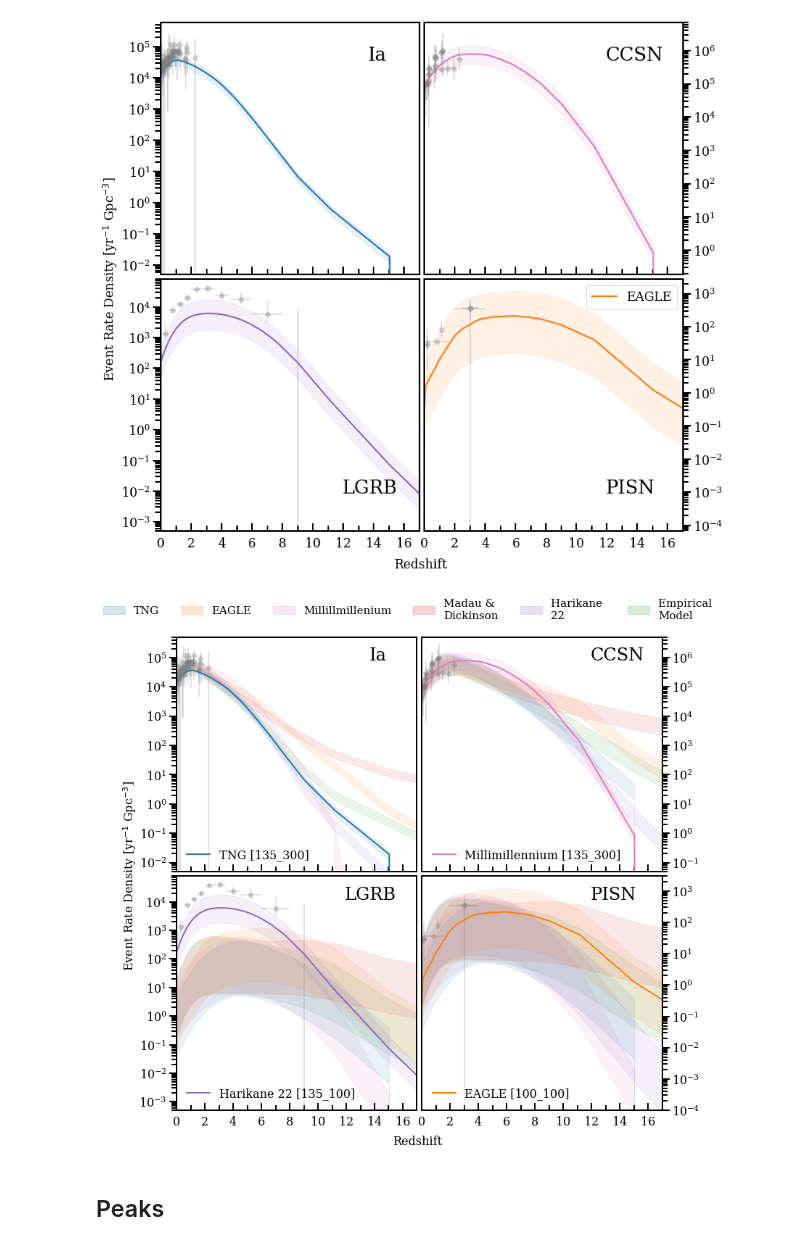
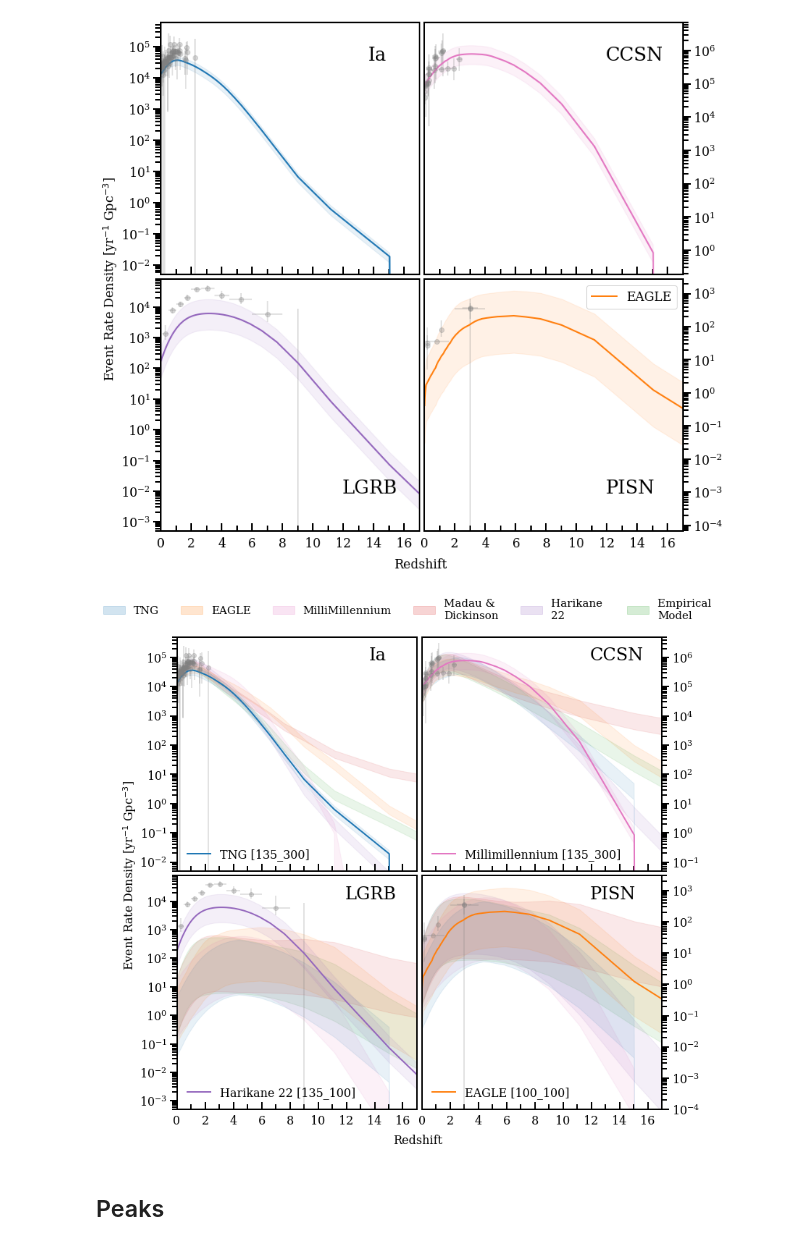
Before and after one commit to NicholaCharlton/Y4_Project, a Jupyter notebook: Dillon/Semester 2/Plotting ALL Rates (by type) [w peaks].ipynb, the cells around one changed output. Cells and saved outputs as stored; diff of their text form; code cells hidden in the pictures.

```diff
--- a/Dillon/Semester 2/Plotting ALL Rates (by type) [w peaks].ipynb
+++ b/Dillon/Semester 2/Plotting ALL Rates (by type) [w peaks].ipynb
@@ -348,35 +348,35 @@ for ax in axs[3:4]:
             ms=6,
             alpha=0.3,
             color= 'grey'
     )
 
     ax.yaxis.tick_right()
     ax.tick_params(axis='y', which='both')
     ax.text(0.7, 0.9, "PISN", transform=ax.transAxes,fontsize=24)
     ax.legend(loc = 'lower left', frameon = False)
     ax.set_ylim(1e-4, 3e3)
 
 fig.text(0.05, 0.5, r"Event Rate Density [yr$^{-1}$ Gpc$^{-3}$]", ha="center", va="center", rotation="vertical")
 fig.text(0.51, 0.075, "Redshift", ha="center", va="center")
 
 
-legend_labels = ['TNG', 'EAGLE', 'Millillmillenium', 'Madau & \nDickinson', 'Harikane \n22', 'Empirical \nModel']
+legend_labels = ['TNG', 'EAGLE', 'MilliMillennium', 'Madau & \nDickinson', 'Harikane \n22', 'Empirical \nModel']
 legend_colors = ['#1f77b4', '#ff7f0e', '#e377c2', '#d62728', '#9467bd', '#2ca02c']
 
 fig.legend(handles=[Patch(color=color, label=label, alpha = 0.2) for color, label in zip(legend_colors, legend_labels)],
            loc='upper center', bbox_to_anchor=(0.5, 0.9), fontsize=15, frameon=False, ncol = 6)
 
 
 ###Creates space above plot :)
 fig.legend(handles=[Patch(color=color, label=label, alpha = 0.2) for color, label in zip(legend_colors, legend_labels)],
            loc='upper center', bbox_to_anchor=(0.5, 0.95), fontsize=13, frameon=False, ncol = 6)
 
 
 #plt.tight_layout()
 
 plt.savefig('/Users/dillon/Desktop/EM ALl Models Range', bbox_inches='tight')
 # %% [output]
-[figure, old version]
+[figure, new version]
 # %% [markdown]
 ## Peaks
 # %%
```
